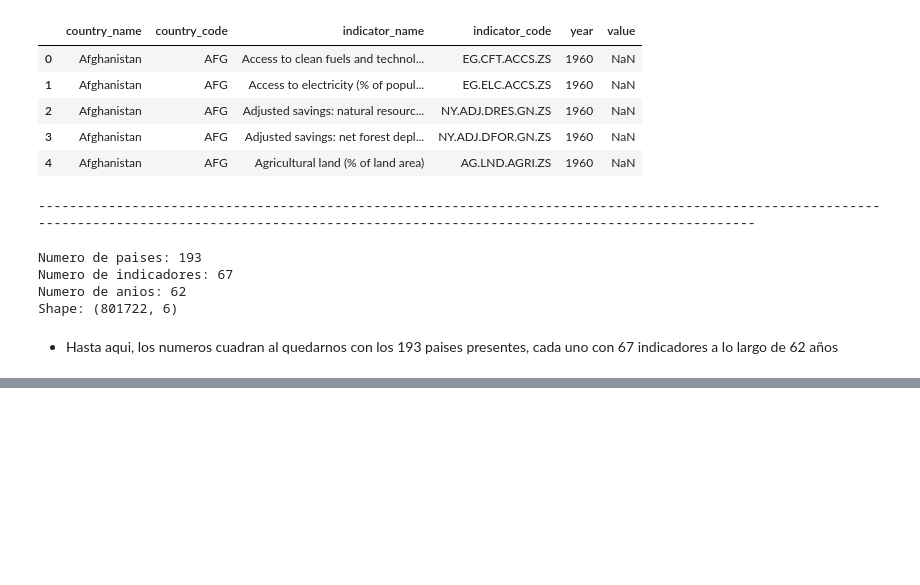
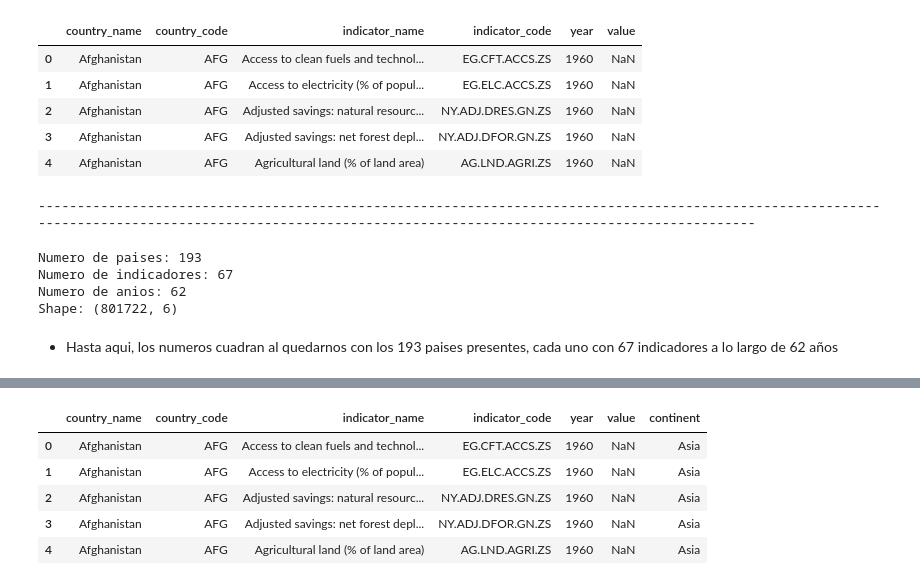
Before and after one commit to MauricioVazquezM/Data_Visualization_Course_Project, a Jupyter notebook: 2. ADVANCED DATA VISUALIZATIONS/Auxiliar Notebook.ipynb, the cells around one changed output, grey strips where cells are left out. Drawn from its saved outputs; the diff is of its cells as text; code cells hidden in the pictures; blank space fills up the shorter version.

Commit message:
Update: continent to each country

```diff
--- a/2. ADVANCED DATA VISUALIZATIONS/Auxiliar Notebook.ipynb
+++ b/2. ADVANCED DATA VISUALIZATIONS/Auxiliar Notebook.ipynb
@@ -222,3 +225,61 @@ ut.univar_analisis(data_countries_only)[['Variable', 'DataType', 'Total', 'No Mi
+# %%
+# Diccionario country_code -> continente (creado manualmente para tus códigos)
+continent_map = {
+    'AFG': 'Asia', 'ALB': 'Europe', 'DZA': 'Africa', 'AND': 'Europe', 'AGO': 'Africa',
+    'ATG': 'North America', 'ARG': 'South America', 'ARM': 'Asia', 'AUS': 'Oceania',
+    'AUT': 'Europe', 'AZE': 'Asia', 'BHS': 'North America', 'BHR': 'Asia', 'BGD': 'Asia',
+    'BRB': 'North America', 'BLR': 'Europe', 'BEL': 'Europe', 'BLZ': 'North America',
+    'BEN': 'Africa', 'BTN': 'Asia', 'BOL': 'South America', 'BIH': 'Europe',
+    'BWA': 'Africa', 'BRA': 'South America', 'BRN': 'Asia', 'BGR': 'Europe',
+    'BFA': 'Africa', 'BDI': 'Africa', 'CPV': 'Africa', 'KHM': 'Asia', 'CMR': 'Africa',
+    'CAN': 'North America', 'CAF': 'Africa', 'TCD': 'Africa', 'CHL': 'South America',
+    'CHN': 'Asia', 'COL': 'South America', 'COM': 'Africa', 'COD': 'Africa',
+    'COG': 'Africa', 'CRI': 'North America', 'CIV': 'Africa', 'HRV': 'Europe',
+    'CUB': 'North America', 'CYP': 'Asia', 'CZE': 'Europe', 'DNK': 'Europe',
+    'DJI': 'Africa', 'DMA': 'North America', 'DOM': 'North America', 'ECU': 'South America',
+    'EGY': 'Africa', 'SLV': 'North America', 'GNQ': 'Africa', 'ERI': 'Africa',
+    'EST': 'Europe', 'SWZ': 'Africa', 'ETH': 'Africa', 'FJI': 'Oceania', 'FIN': 'Europe',
+    'FRA': 'Europe', 'GAB': 'Africa', 'GMB': 'Africa', 'GEO': 'Asia', 'DEU': 'Europe',
+    'GHA': 'Africa', 'GRC': 'Europe', 'GRD': 'North America', 'GTM': 'North America',
+    'GIN': 'Africa', 'GNB': 'Africa', 'GUY': 'South America', 'HTI': 'North America',
+    'HND': 'North America', 'HUN': 'Europe', 'ISL': 'Europe', 'IND': 'Asia',
+    'IDN': 'Asia', 'IRN': 'Asia', 'IRQ': 'Asia', 'IRL': 'Europe', 'ISR': 'Asia',
+    'ITA': 'Europe', 'JAM': 'North America', 'JPN': 'Asia', 'JOR': 'Asia',
+    'KAZ': 'Asia', 'KEN': 'Africa', 'KIR': 'Oceania', 'PRK': 'Asia', 'KOR': 'Asia',
+    'KWT': 'Asia', 'KGZ': 'Asia', 'LAO': 'Asia', 'LVA': 'Europe', 'LBN': 'Asia',
+    'LSO': 'Africa', 'LBR': 'Africa', 'LBY': 'Africa', 'LIE': 'Europe', 'LTU': 'Europe',
+    'LUX': 'Europe', 'MDG': 'Africa', 'MWI': 'Africa', 'MYS': 'Asia', 'MDV': 'Asia',
+    'MLI': 'Africa', 'MLT': 'Europe', 'MHL': 'Oceania', 'MRT': 'Africa', 'MUS': 'Africa',
+    'MEX': 'North America', 'FSM': 'Oceania', 'MDA': 'Europe', 'MCO': 'Europe',
+    'MNG': 'Asia', 'MNE': 'Europe', 'MAR': 'Africa', 'MOZ': 'Africa', 'MMR': 'Asia',
+    'NAM': 'Africa', 'NRU': 'Oceania', 'NPL': 'Asia', 'NLD': 'Europe', 'NZL': 'Oceania',
+    'NIC': 'North America', 'NER': 'Africa', 'NGA': 'Africa', 'MKD': 'Europe',
+    'NOR': 'Europe', 'OMN': 'Asia', 'PAK': 'Asia', 'PLW': 'Oceania', 'PAN': 'North America',
+    'PNG': 'Oceania', 'PRY': 'South America', 'PER': 'South America', 'PHL': 'Asia',
+    'POL': 'Europe', 'PRT': 'Europe', 'QAT': 'Asia', 'ROU': 'Europe', 'RUS': 'Europe',
+    'RWA': 'Africa', 'WSM': 'Oceania', 'SMR': 'Europe', 'STP': 'Africa', 'SAU': 'Asia',
+    'SEN': 'Africa', 'SRB': 'Europe', 'SYC': 'Africa', 'SLE': 'Africa', 'SGP': 'Asia',
+    'SVK': 'Europe', 'SVN': 'Europe', 'SLB': 'Oceania', 'SOM': 'Africa', 'ZAF': 'Africa',
+    'SSD': 'Africa', 'ESP': 'Europe', 'LKA': 'Asia', 'KNA': 'North America',
+    'LCA': 'North America', 'VCT': 'North America', 'SDN': 'Africa', 'SUR': 'South America',
+    'SWE': 'Europe', 'CHE': 'Europe', 'SYR': 'Asia', 'TJK': 'Asia', 'TZA': 'Africa',
+    'THA': 'Asia', 'TLS': 'Asia', 'TGO': 'Africa', 'TON': 'Oceania', 'TTO': 'North America',
+    'TUN': 'Africa', 'TUR': 'Asia', 'TKM': 'Asia', 'TUV': 'Oceania', 'UGA': 'Africa',
+    'UKR': 'Europe', 'ARE': 'Asia', 'GBR': 'Europe', 'USA': 'North America',
+    'URY': 'South America', 'UZB': 'Asia', 'VUT': 'Oceania', 'VEN': 'South America',
+    'VNM': 'Asia', 'YEM': 'Asia', 'ZMB': 'Africa', 'ZWE': 'Africa'
+}
+
+# Continent mapping
+data_countries_only['continent'] = data_countries_only['country_code'].map(continent_map)
+data_countries_only.head(5)
+# %% [output]
+|  | country_name | country_code | indicator_name | indicator_code | year | value | continent |
+| 0 | Afghanistan | AFG | Access to clean fuels and technol... | EG.CFT.ACCS.ZS | 1960 | NaN | Asia |
+| 1 | Afghanistan | AFG | Access to electricity (% of popul... | EG.ELC.ACCS.ZS | 1960 | NaN | Asia |
+| 2 | Afghanistan | AFG | Adjusted savings: natural resourc... | NY.ADJ.DRES.GN.ZS | 1960 | NaN | Asia |
+| 3 | Afghanistan | AFG | Adjusted savings: net forest depl... | NY.ADJ.DFOR.GN.ZS | 1960 | NaN | Asia |
+| 4 | Afghanistan | AFG | Agricultural land (% of land area) | AG.LND.AGRI.ZS | 1960 | NaN | Asia |
 # %%
 # Guardando el dataframe limpio
 data_countries_only.to_csv('../DATA/ESGData_transformed.csv', index=False)
```
Also changed, not shown: parts of 2 cells of this notebook.
